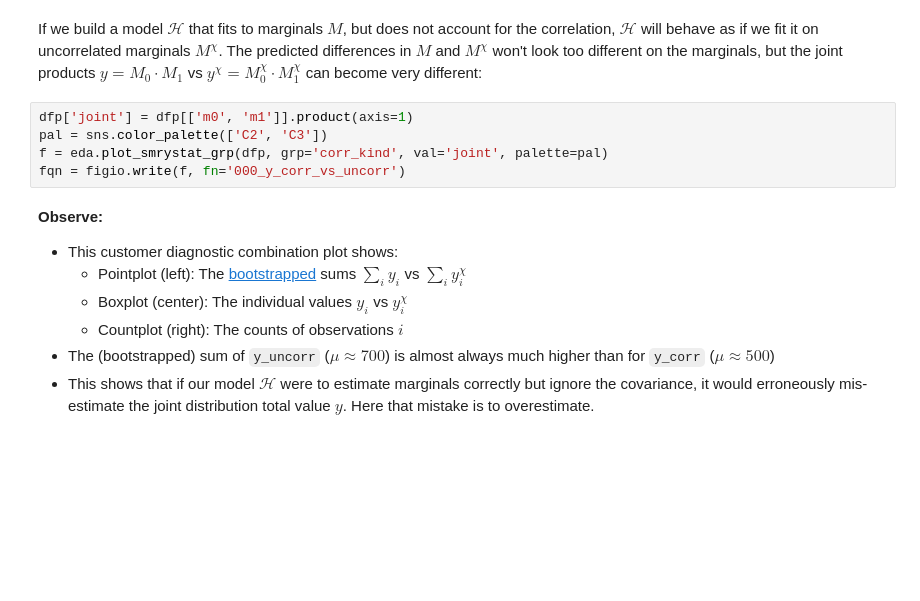
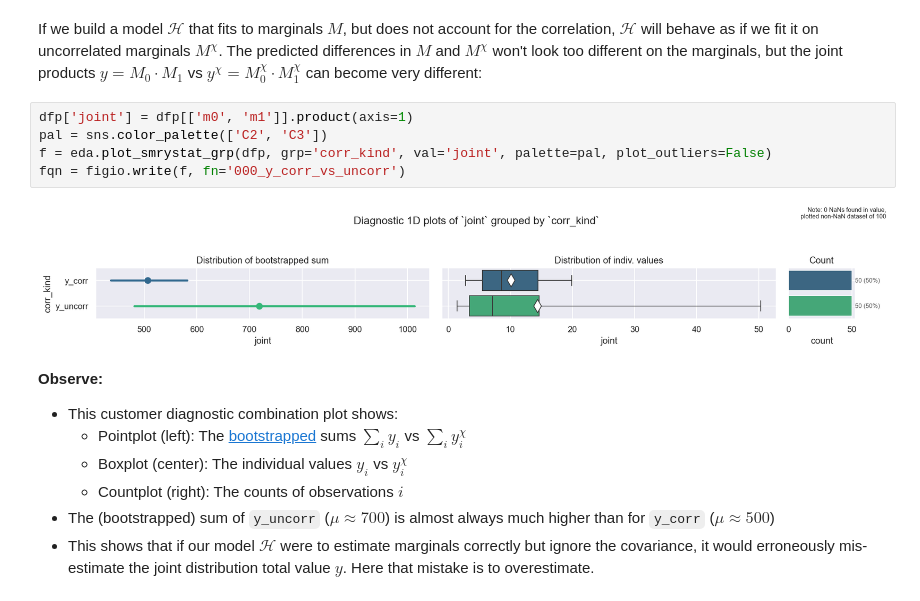
Before and after one commit to oreum-industries/oreum_copula, a Jupyter notebook: notebooks/000_Intro.ipynb, the cells around one changed output. Cells and saved outputs as stored; diff of their text form; blank space fills up the shorter version.

```diff
--- a/notebooks/000_Intro.ipynb
+++ b/notebooks/000_Intro.ipynb
@@ -407,8 +414,10 @@ $y^{\chi} = M^{\chi}_{0} \cdot M^{\chi}_{1}$ can become very different:
 # %%
 dfp['joint'] = dfp[['m0', 'm1']].product(axis=1)
 pal = sns.color_palette(['C2', 'C3'])
-f = eda.plot_smrystat_grp(dfp, grp='corr_kind', val='joint', palette=pal)
+f = eda.plot_smrystat_grp(dfp, grp='corr_kind', val='joint', palette=pal, plot_outliers=False)
 fqn = figio.write(f, fn='000_y_corr_vs_uncorr')
+# %% [output]
+[figure, added]
 # %% [markdown]
 **Observe:**
 
```
Also changed, not shown: parts of 11 cells of this notebook, 20 other files.
